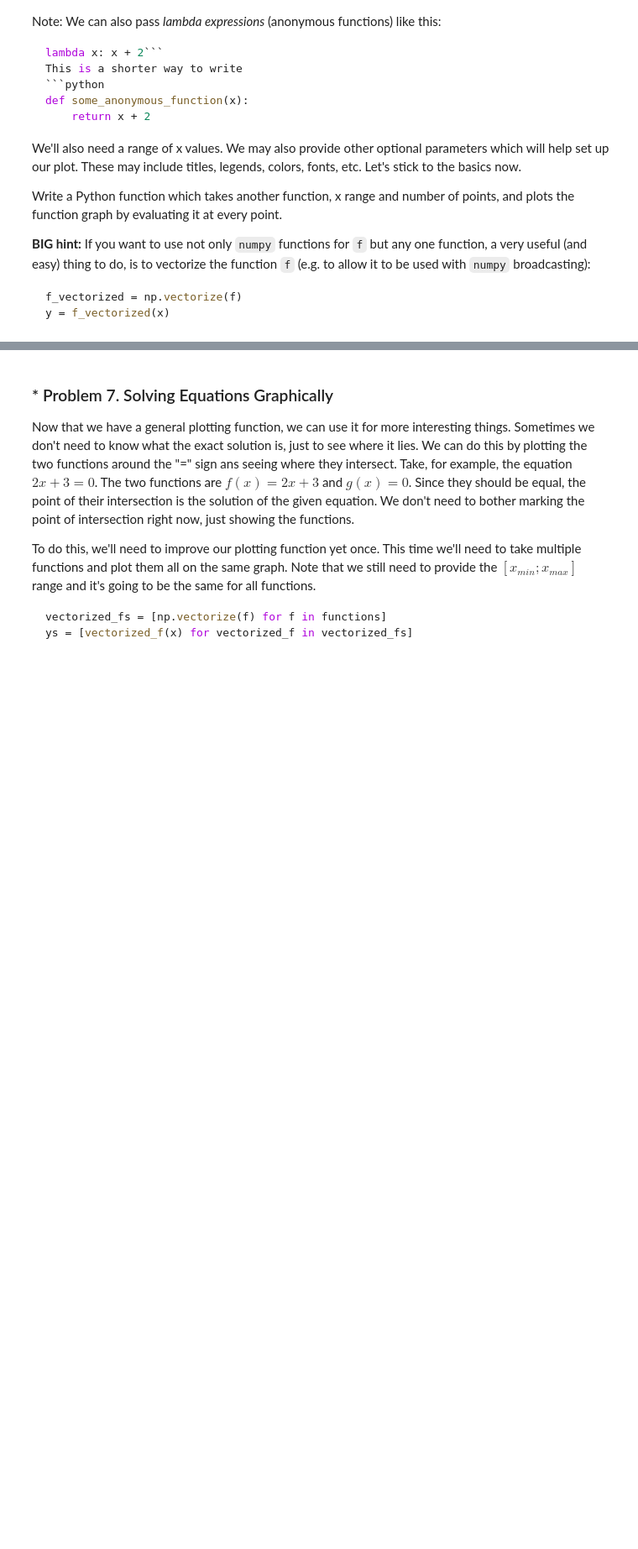
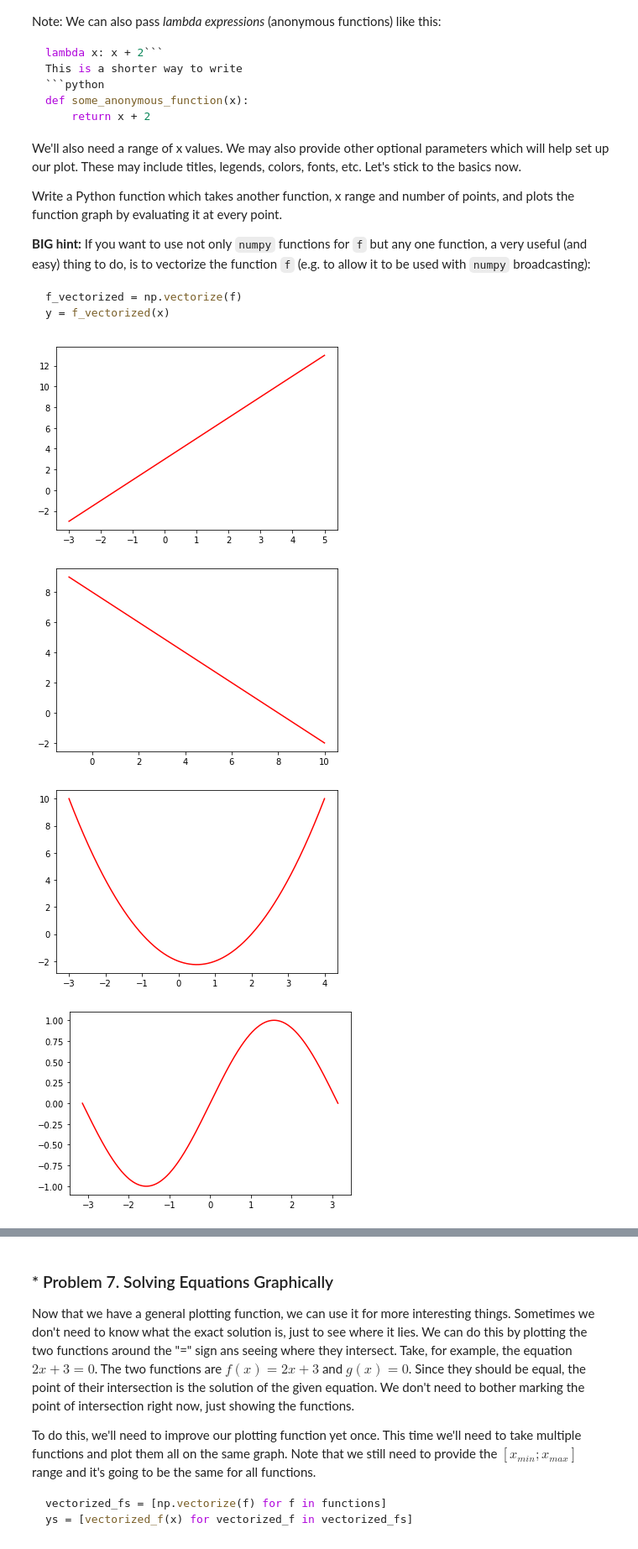
Before and after one commit to petardmnv/Math-Concepts-for-Developers, a Jupyter notebook: High-School-Maths/02. High-School-Maths-Exercise/High-School Maths Exercise.ipynb, the cells around one changed output, grey strips where cells are left out. Shown at 84% size. Saved outputs shown, nothing was run; the diff lists cells and outputs as text; code cells hidden in the pictures; blank space fills up the shorter version.

```diff
--- a/High-School-Maths/02. High-School-Maths-Exercise/High-School Maths Exercise.ipynb
+++ b/High-School-Maths/02. High-School-Maths-Exercise/High-School Maths Exercise.ipynb
@@ -478,6 +447,20 @@ def plot_math_function(f, min_x, max_x, num_points):
+# %%
+def plot_math_function(f, min_x, max_x, num_points):
+    vectorized_f = np.vectorize(f)
+    x = np.linspace(min_x, max_x, num_points)
+    y = vectorized_f(x)
+    plt.plot(x, y, color='r')
+    plt.show()
 # %%
 plot_math_function(lambda x: 2 * x + 3, -3, 5, 1000)
 plot_math_function(lambda x: -x + 8, -1, 10, 1000)
 plot_math_function(lambda x: x**2 - x - 2, -3, 4, 1000)
 plot_math_function(lambda x: np.sin(x), -np.pi, np.pi, 1000)
 plot_math_function(lambda x: np.sin(x) / x, -4 * np.pi, 4 * np.pi, 1000)
+plot_math_function(lambda x: np.cos(x), -4 * np.pi, 4 * np.pi, 1000)
+plot_math_function(lambda x: np.tan(x), -4 * np.pi, 4 * np.pi, 1000)
+# %% [output]
+[figure, added]
+[figure, added]
+[figure, added]
+[figure, added]
```
Also changed, not shown: parts of 14 cells of this notebook, 1 other file.
